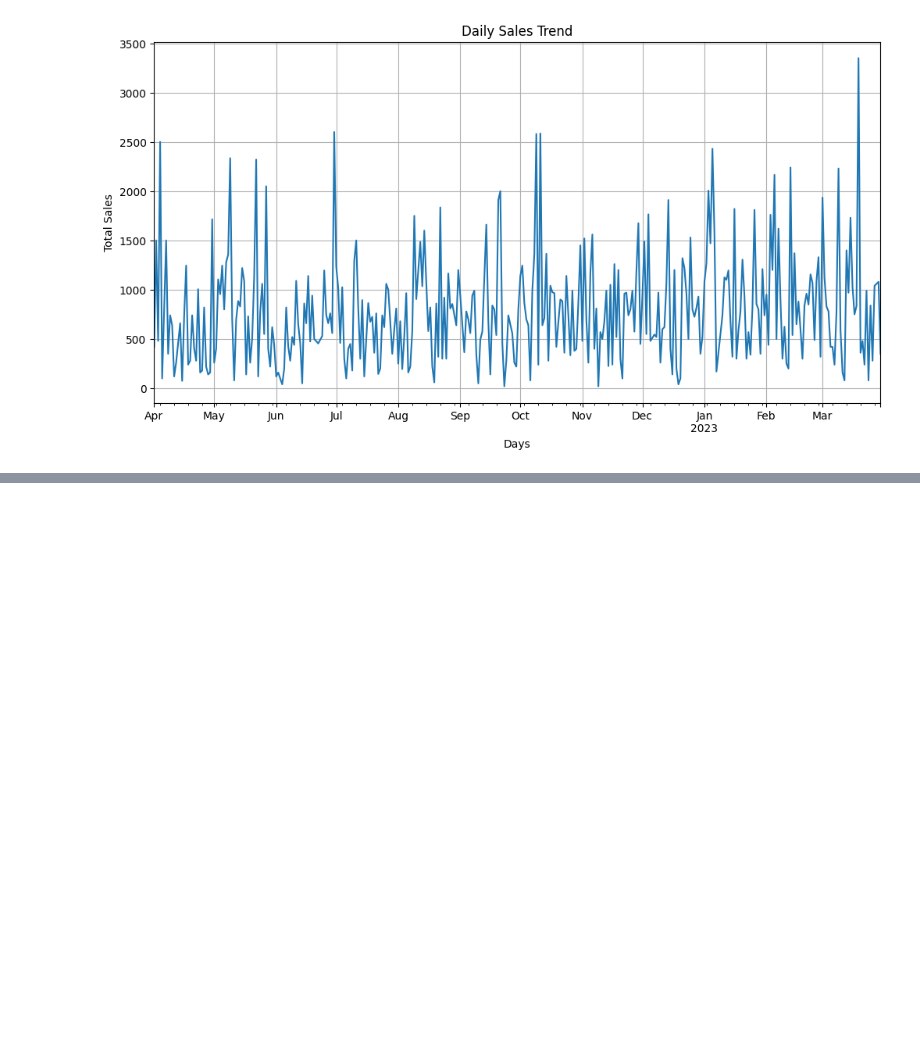
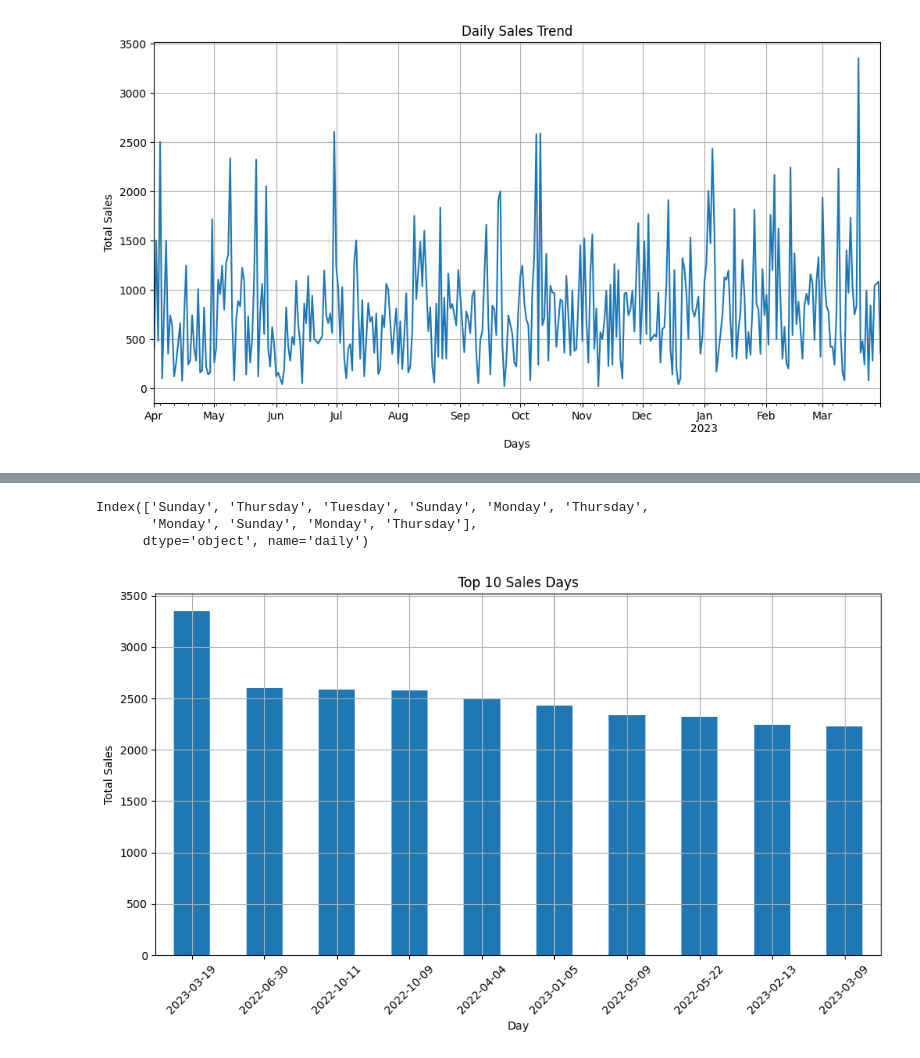
Before and after one commit to Techgirl-BI/Restaurant-sales-report, a Jupyter notebook: Restaurant_sales_data.ipynb, the cells around one changed output, grey strips where cells are left out. Cells and saved outputs as stored; diff of their text form; code cells hidden in the pictures; blank space fills up the shorter version.

Commit message:
Analyzed days with highest sales

```diff
--- a/Restaurant_sales_data.ipynb
+++ b/Restaurant_sales_data.ipynb
@@ -113,3 +113,8 @@ plt.grid(True)
 plt.show()
 # %% [output]
 [figure]
+# %%
+# Sort the daily sales in descending order and get the top 10 days
+top_10_days = daily_sales.sort_values(ascending=False).head(10)
+
+print(top_10_days)
@@ -115,0 +134,29 @@ plt.show()
+# %%
+# Convert the index of top_10_days (which are Period objects) to datetime objects
+top_10_days_dates = top_10_days.index.to_timestamp()
+
+# Get the day of the week for each date
+days_of_week = top_10_days_dates.strftime('%A')
+
+# Print the days of the week
+print(days_of_week)
+# %% [output]
+Index(['Sunday', 'Thursday', 'Tuesday', 'Sunday', 'Monday', 'Thursday',
+       'Monday', 'Sunday', 'Monday', 'Thursday'],
+      dtype='object', name='daily')
+# %%
+# prompt: make it a bar chart instead
+
+import matplotlib.pyplot as plt
+# Plot the top 10 days as a bar chart
+plt.figure(figsize=(10, 6))
+top_10_days.plot(kind='bar')
+plt.xlabel('Day')
+plt.ylabel('Total Sales')
+plt.title('Top 10 Sales Days')
+plt.xticks(rotation=45)
+plt.grid(True)
+plt.tight_layout()
+plt.show()
+# %% [output]
+[figure, added]
```
Also changed, not shown: parts of 4 cells of this notebook.
